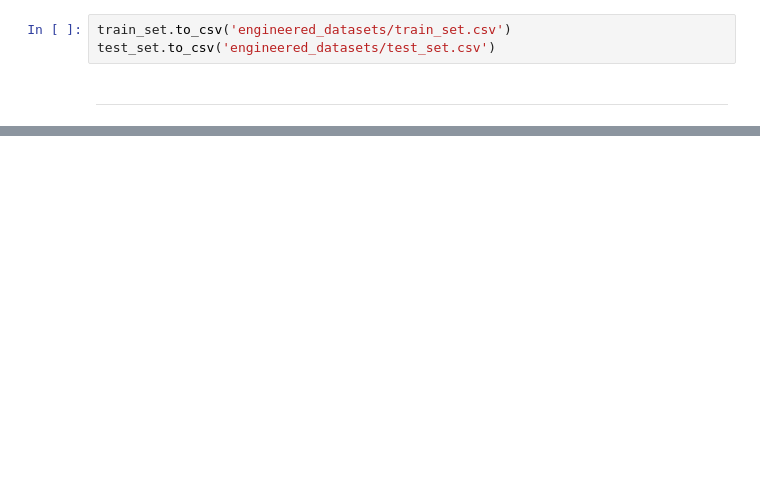
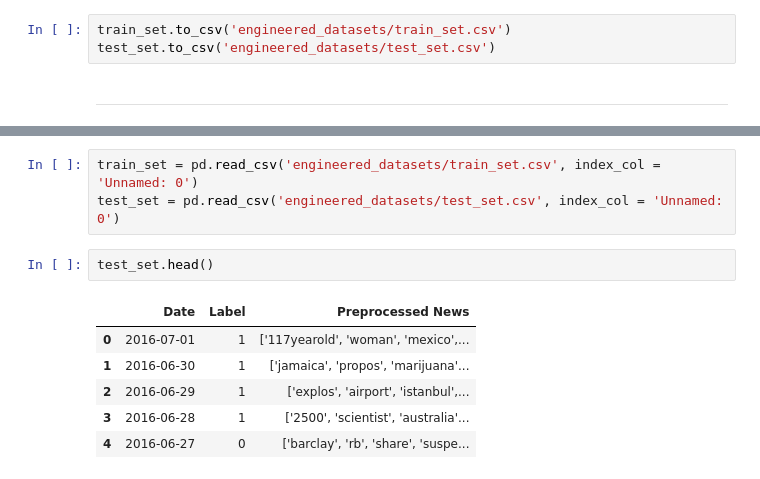
Before and after one commit to LeoDiNino97/FDS_final_project, a Jupyter notebook: main.ipynb, the cells around one changed output, grey strips where cells are left out. Saved outputs shown, nothing was run; the diff lists cells and outputs as text; blank space fills up the shorter version.

```diff
--- a/main.ipynb
+++ b/main.ipynb
@@ -196,0 +210,12 @@ __________________________
+# %%
+train_set = pd.read_csv('engineered_datasets/train_set.csv', index_col = 'Unnamed: 0')
+test_set = pd.read_csv('engineered_datasets/test_set.csv', index_col = 'Unnamed: 0')
+# %%
+test_set.head()
+# %% [output]
+|  | Date | Label | Preprocessed News |
+| 0 | 2016-07-01 | 1 | ['117yearold', 'woman', 'mexico',... |
+| 1 | 2016-06-30 | 1 | ['jamaica', 'propos', 'marijuana'... |
+| 2 | 2016-06-29 | 1 | ['explos', 'airport', 'istanbul',... |
+| 3 | 2016-06-28 | 1 | ['2500', 'scientist', 'australia'... |
+| 4 | 2016-06-27 | 0 | ['barclay', 'rb', 'share', 'suspe... |
```
Also changed, not shown: parts of 4 cells of this notebook, 1 other file.
